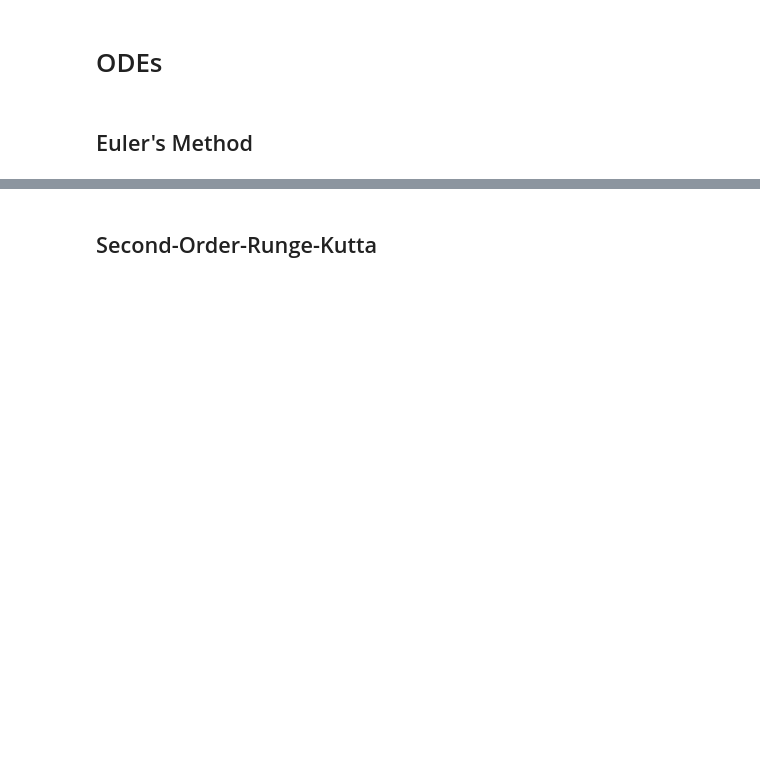
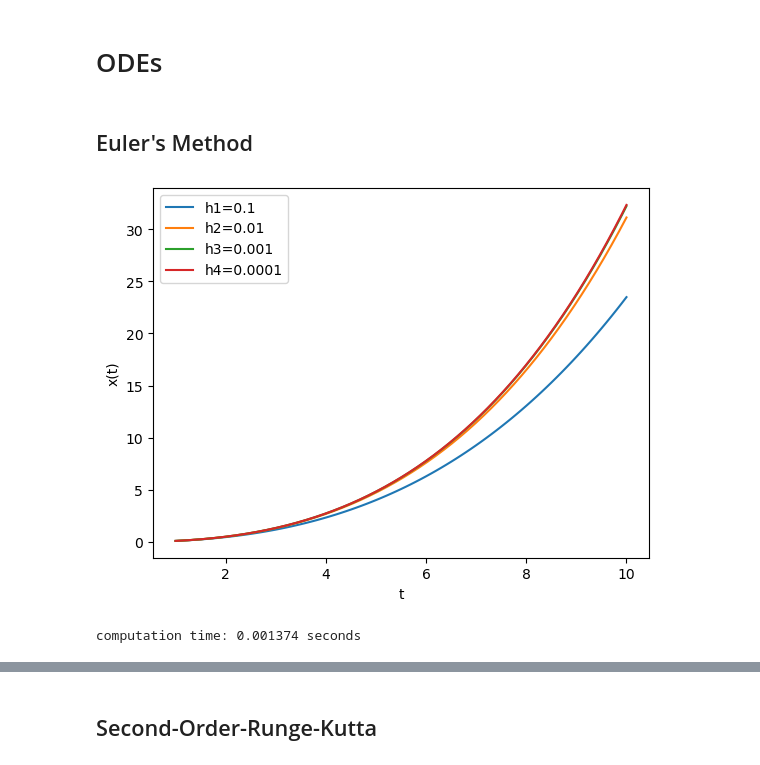
Before and after one commit to jamesobaldwin/CUNY_coursework, a Jupyter notebook: CM/code/CM_practice_code.ipynb, the cells around one changed output, grey strips where cells are left out. Cells and saved outputs as stored; diff of their text form; code cells hidden in the pictures; blank space fills up the shorter version.

```diff
--- a/CM/code/CM_practice_code.ipynb
+++ b/CM/code/CM_practice_code.ipynb
@@ -807,6 +809,43 @@ plt.show()
 # ODEs
 # %% [markdown]
 ## Euler's Method
+# %%
+def euler(f, eval_points, step, init_condit):
+    x_vals = []
+    x = init_condit   # init condit
+    i = 0
+    while i < len(eval_points):
+        t = eval_points[i]
+        x_vals.append(x)
+        x += step*f(x,t)
+        i += 1
+    return x_vals
+# %%
+def f1(x,t):
+    return ( (2*x) / t ) + ( (3*x*x) / (t*t*t) )
+
+h1 = 0.1
+h2 = 0.01
+h3 = 0.001
+h4 = 0.0001
+a = 1
+b = 10
+
+h_arr = np.array([0.1,0.01,0.001,0.0001])
+tpoints_arr = [np.arange(a, b+h, h) for h in h_arr]
+
+xvals_arr = [euler(f1, tpoints, h, init_condit=0.1) for tpoints, h in zip(tpoints_arr, h_arr)]
+
+# Plotting each result
+for i, (xvals, t, h) in enumerate(zip(xvals_arr, tpoints_arr, h_arr)):
+    plt.plot(t, xvals, label=f'h{i+1}={h}')
+
+plt.legend()
+plt.xlabel('t')
+plt.ylabel('x(t)')
+plt.show()
+# %% [output]
+[figure, added]
 # %%
 def f(x,t):
     return -x**3 + np.sin(t)
@@ -817,17 +856,12 @@ N = 1000
 h = (b - a) / N   # size of one step
 t_vals = np.arange(a,b,h)  # evaluation points
 
-def euler(f, eval_points, step, init_condit):
-    x_vals = []
-    x = init_condit   # init condit
-    for t in eval_points:
-        x_vals.append(x)
-        x += step*f(x,t)
-    return x_vals
-
 start = time.time()
 f_x_vals = euler(f, t_vals, h, 0)
 end = time.time()
+print(f'computation time: {end - start:.04} seconds')
+# %% [output]
+computation time: 0.001374 seconds
 # %%
 plt.plot(t_vals, f_x_vals)
 plt.show()
```
Also changed, not shown: parts of 6 cells of this notebook, 4 other files.
